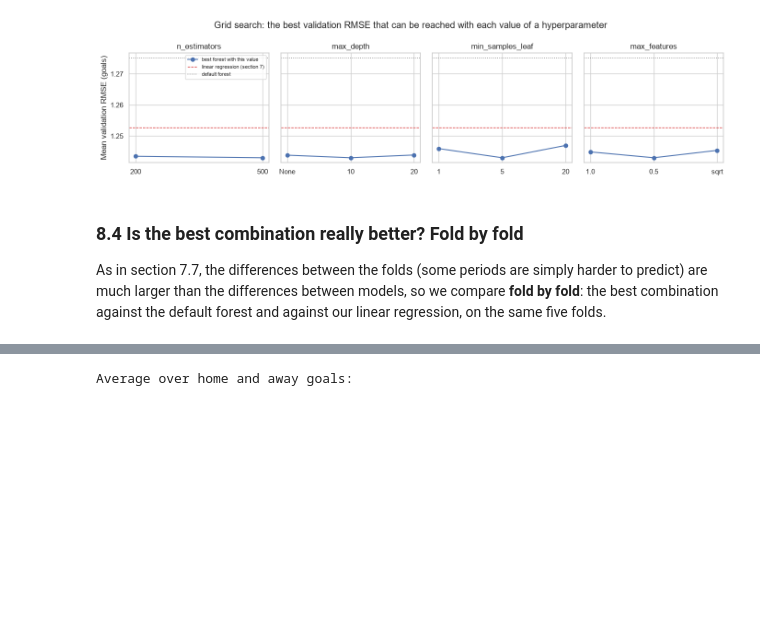
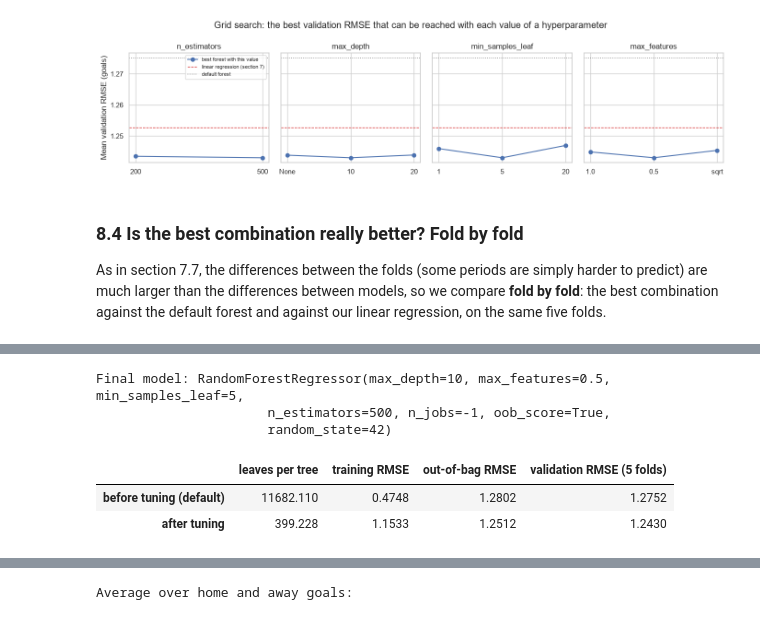
Before and after one commit to larrymijo/Project_machine_learning, a Jupyter notebook: submission/project_executed.ipynb, the cells around one changed output, grey strips where cells are left out. Drawn from its saved outputs; the diff is of its cells as text; code cells hidden in the pictures; blank space fills up the shorter version.

```diff
--- a/submission/project_executed.ipynb
+++ b/submission/project_executed.ipynb
@@ -1048,15 +1502,0 @@ The best combination is fitted on the **whole training window**, with `oob_score
-# %%
-rf_final = make_forest(oob_score=True, **best_params).fit(X_train, y_train)
-print("Final model:", rf_final)
-
-before_after = pd.DataFrame({
-    name: {"leaves per tree": np.mean([tree.get_n_leaves() for tree in model.estimators_]),
-           "training RMSE": rmse_both(y_train, model.predict(X_train)),
-           "out-of-bag RMSE": rmse_both(y_train, model.oob_prediction_),
-           "validation RMSE (5 folds)": cv,
-           "test RMSE, all matches": rmse_both(y_test, model.predict(X_test)),
-           "test RMSE, CONMEBOL qualifiers": rmse_both(y_test[conmebol_test], model.predict(X_test[conmebol_test]))}
-    for name, model, cv in [("before tuning (default)", rf_default, rf_default_cv.mean()),
-                            ("after tuning", rf_final, grid.loc[0, "mean"])]
-}).T
-before_after.round(4)
@@ -1190,0 +1507,20 @@ A model is only useful if it beats these. Metrics (`src/evaluation.py`): **MAE**
+# %%
+rf_final = make_forest(oob_score=True, **best_params).fit(X_train, y_train)
+print("Final model:", rf_final)
+
+before_after = pd.DataFrame({
+    name: {"leaves per tree": np.mean([tree.get_n_leaves() for tree in model.estimators_]),
+           "training RMSE": rmse_both(y_train, model.predict(X_train)),
+           "out-of-bag RMSE": rmse_both(y_train, model.oob_prediction_),
+           "validation RMSE (5 folds)": cv}
+    for name, model, cv in [("before tuning (default)", rf_default, rf_default_cv.mean()),
+                            ("after tuning", rf_final, grid.loc[0, "mean"])]
+}).T
+before_after.round(4)
+# %% [output]
+Final model: RandomForestRegressor(max_depth=10, max_features=0.5, min_samples_leaf=5,
+                      n_estimators=500, n_jobs=-1, oob_score=True,
+                      random_state=42)
+|  | leaves per tree | training RMSE | out-of-bag RMSE | validation RMSE (5 folds) |
+| before tuning (default) | 11682.110 | 0.4748 | 1.2802 | 1.2752 |
+| after tuning | 399.228 | 1.1533 | 1.2512 | 1.2430 |
```
Also changed, not shown: parts of 62 cells of this notebook, 3 other files.
